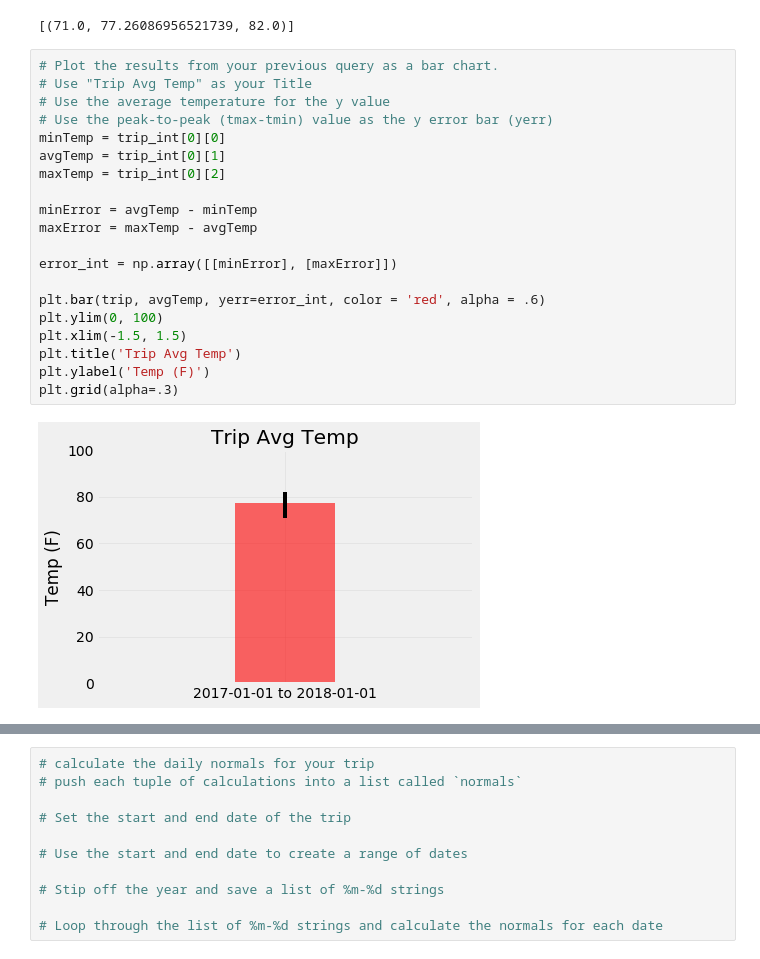
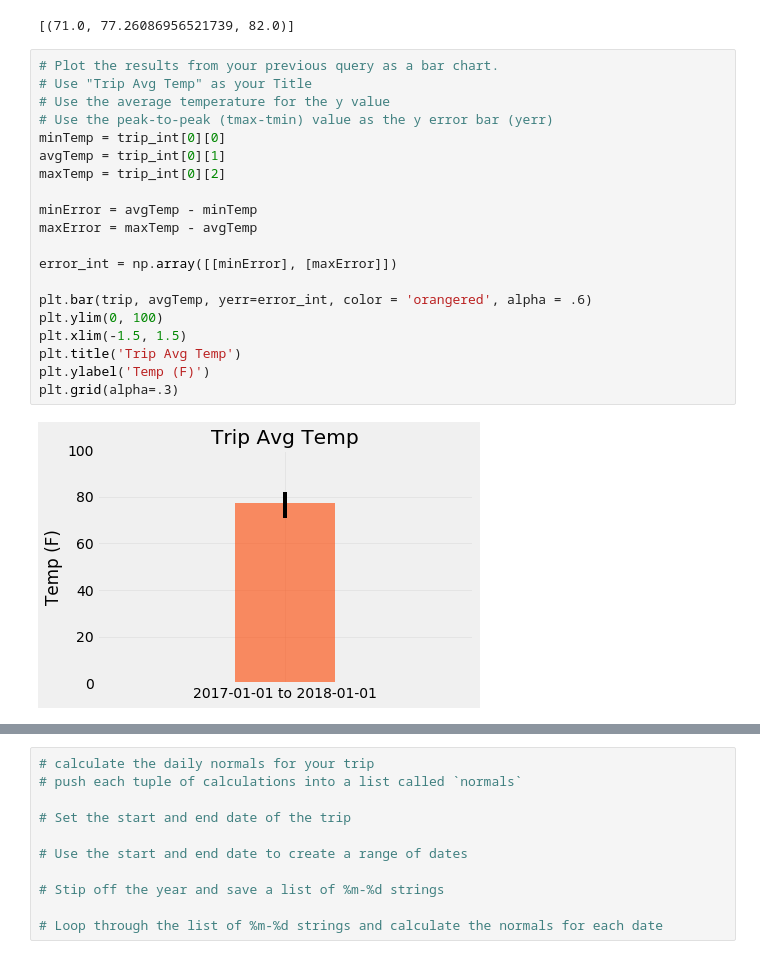
Before and after one commit to danykoud/sqlalchemy_challenge, a Jupyter notebook: climate_starter.ipynb, the cells around one changed output, grey strips where cells are left out. Cells and saved outputs as stored; diff of their text form.

```diff
--- a/climate_starter.ipynb
+++ b/climate_starter.ipynb
@@ -226,25 +226,25 @@ trip_int
 # %%
 # Plot the results from your previous query as a bar chart.
 # Use "Trip Avg Temp" as your Title
 # Use the average temperature for the y value
 # Use the peak-to-peak (tmax-tmin) value as the y error bar (yerr)
 minTemp = trip_int[0][0]
 avgTemp = trip_int[0][1]
 maxTemp = trip_int[0][2]
 
 minError = avgTemp - minTemp
 maxError = maxTemp - avgTemp
 
 error_int = np.array([[minError], [maxError]])
 
-plt.bar(trip, avgTemp, yerr=error_int, color = 'red', alpha = .6)
+plt.bar(trip, avgTemp, yerr=error_int, color = 'orangered', alpha = .6)
 plt.ylim(0, 100)
 plt.xlim(-1.5, 1.5)
 plt.title('Trip Avg Temp')
 plt.ylabel('Temp (F)')
 plt.grid(alpha=.3)
 # %% [output]
-[figure, old version]
+[figure, new version]
 # %%
 # Calculate the total amount of rainfall per weather station for your trip dates using the previous year's matching dates.
 # Sort this in descending order by precipitation amount and list the station, name, latitude, longitude, and elevation
```
Also changed, not shown: parts of 2 cells of this notebook.
